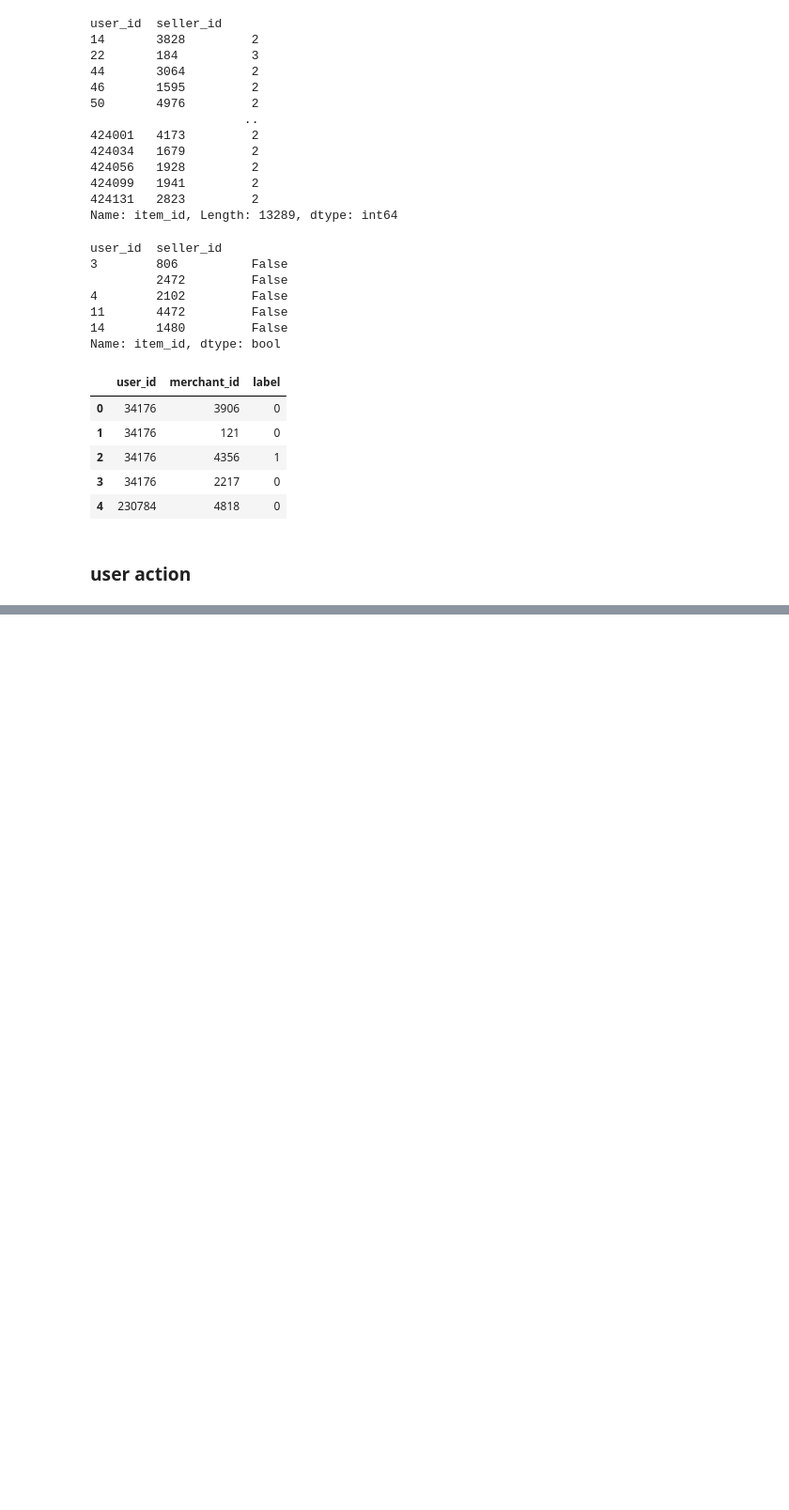
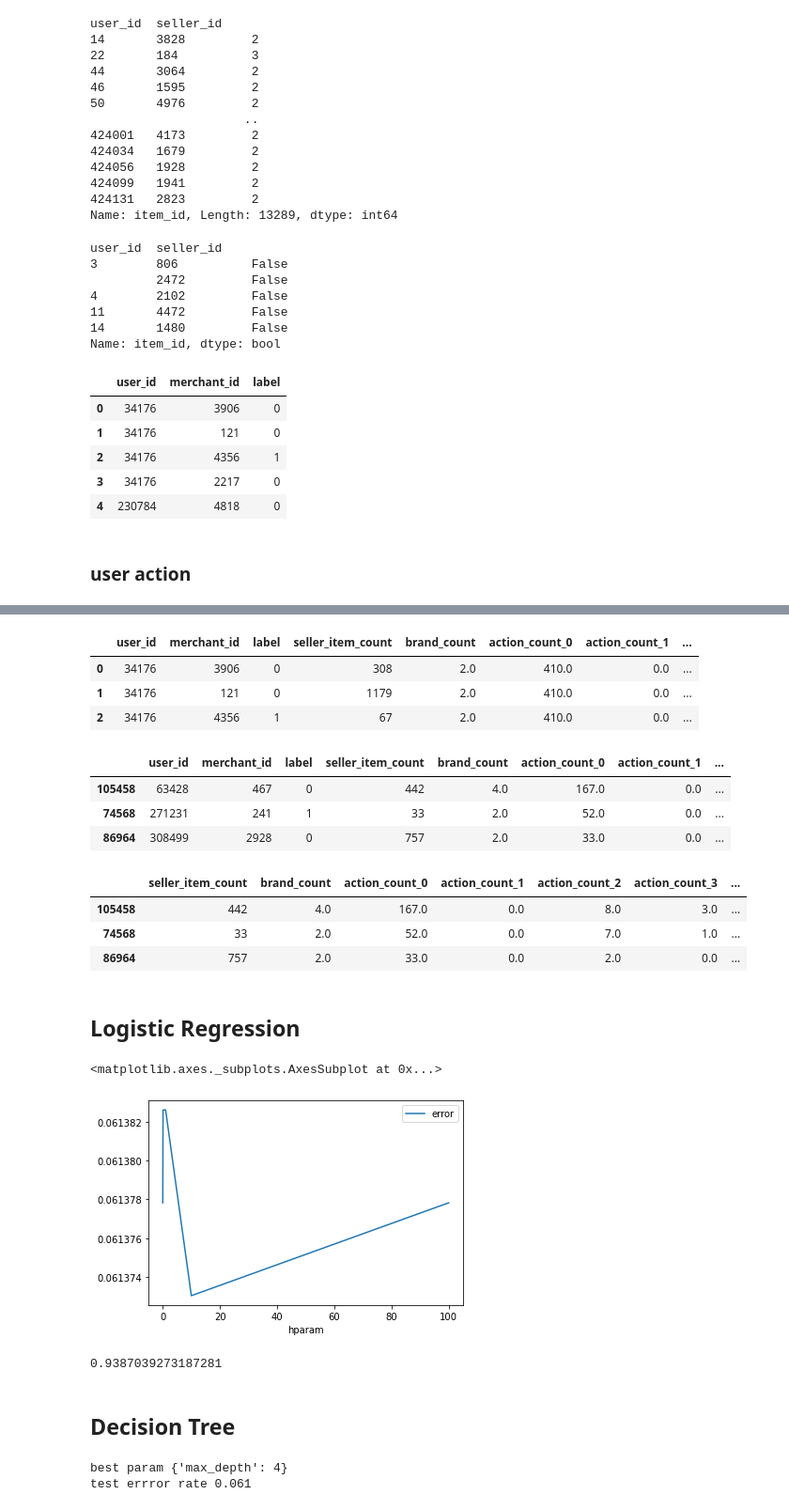
Before and after one commit to Augustine-C/Data_mining_project, a Jupyter notebook: final_project.ipynb, the cells around one changed output, grey strips where cells are left out. Shown at 94% size. Cells and saved outputs as stored; diff of their text form; code cells hidden in the pictures; blank space fills up the shorter version.

Commit message:
DecisionTree, Bayesian, Logsitic Regression

```diff
--- a/final_project.ipynb
+++ b/final_project.ipynb
@@ -284,0 +323,6 @@ user_action.boxplot()
+# %%
+log_dummy = pd.get_dummies(log['action_type'],prefix='action')
+log_dummy = pd.concat([log.user_id,log.seller_id,actions],axis=1)
+log_dummy.columns = ['user_id', 'merchant_id', 'action_0', 'action_1',
+       'action_2', 'action_3']
+log_dummy = log_dummy.groupby(['user_id','merchant_id']).agg('sum')
@@ -284,0 +337,50 @@ user_action.boxplot()
+# %%
+df_train = df_train.merge(log_dummy,on=['merchant_id','user_id'])
+# %%
+df_train.head(3)
+# %% [output]
+|  | user_id | merchant_id | label | seller_item_count | brand_count | action_count_0 | action_count_1 | ... |
+| 0 | 34176 | 3906 | 0 | 308 | 2.0 | 410.0 | 0.0 | ... |
+| 1 | 34176 | 121 | 0 | 1179 | 2.0 | 410.0 | 0.0 | ... |
+| 2 | 34176 | 4356 | 1 | 67 | 2.0 | 410.0 | 0.0 | ... |
+# %%
+train,test = train_test_split(df_train,test_size=0.2,random_state=0,shuffle=True,stratify=df_train.label)
+# %%
+train.head(3)
+# %% [output]
+|  | user_id | merchant_id | label | seller_item_count | brand_count | action_count_0 | action_count_1 | ... |
+| 105458 | 63428 | 467 | 0 | 442 | 4.0 | 167.0 | 0.0 | ... |
+| 74568 | 271231 | 241 | 1 | 33 | 2.0 | 52.0 | 0.0 | ... |
+| 86964 | 308499 | 2928 | 0 | 757 | 2.0 | 33.0 | 0.0 | ... |
+# %%
+targets_train = train.label
+targets_test = test.label
+attributes_train = train.drop(['merchant_id','user_id','label'],axis=1)
+attributes_test = test.drop(['merchant_id','user_id','label'],axis=1)
+# %%
+attributes_train.head(3)
+# %% [output]
+|  | seller_item_count | brand_count | action_count_0 | action_count_1 | action_count_2 | action_count_3 | ... |
+| 105458 | 442 | 4.0 | 167.0 | 0.0 | 8.0 | 3.0 | ... |
+| 74568 | 33 | 2.0 | 52.0 | 0.0 | 7.0 | 1.0 | ... |
+| 86964 | 757 | 2.0 | 33.0 | 0.0 | 2.0 | 0.0 | ... |
+# %% [markdown]
+## Logistic Regression
+# %%
+lgr = LogisticRegression(max_iter=1000)
+hparam = {'C':[0.01,0.1,1,10,100]}
+lgrCV = GridSearchCV(lgr,param_grid=hparam)
+lgrCV.fit(attributes_train,targets_train)
+results = pd.DataFrame()
+results['hparam'] = hparam['C']
+results['error'] = 1 - lgrCV.cv_results_['mean_test_score']
+results.plot.line(x='hparam',y='error')
+# %% [output]
+<matplotlib.axes._subplots.AxesSubplot at 0x...>
+[figure, added]
+# %%
+(lgrCV.best_estimator_.predict(attributes_test) == targets_test).mean()
+# %% [output]
+0.9387039273187281
+# %% [markdown]
+## Decision Tree
@@ -284,0 +392,7 @@ user_action.boxplot()
+# %%
+treeCV.fit(attributes_train, targets_train)
+print('best param', treeCV.best_params_)
+print("test errror rate", (1 - treeCV.best_score_).round(3))
+# %% [output]
+best param {'max_depth': 4}
+test errror rate 0.061
```
Also changed, not shown: parts of 27 cells of this notebook.
